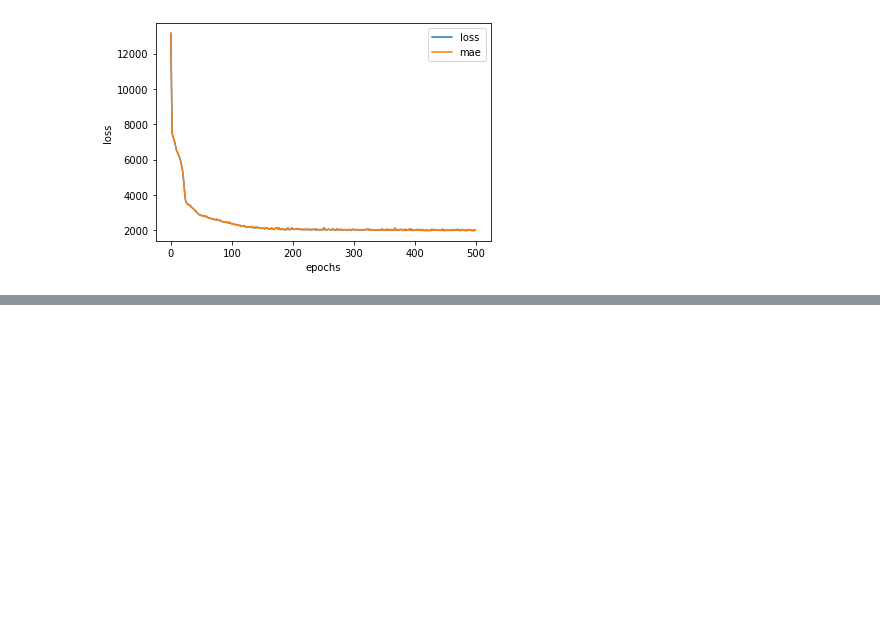
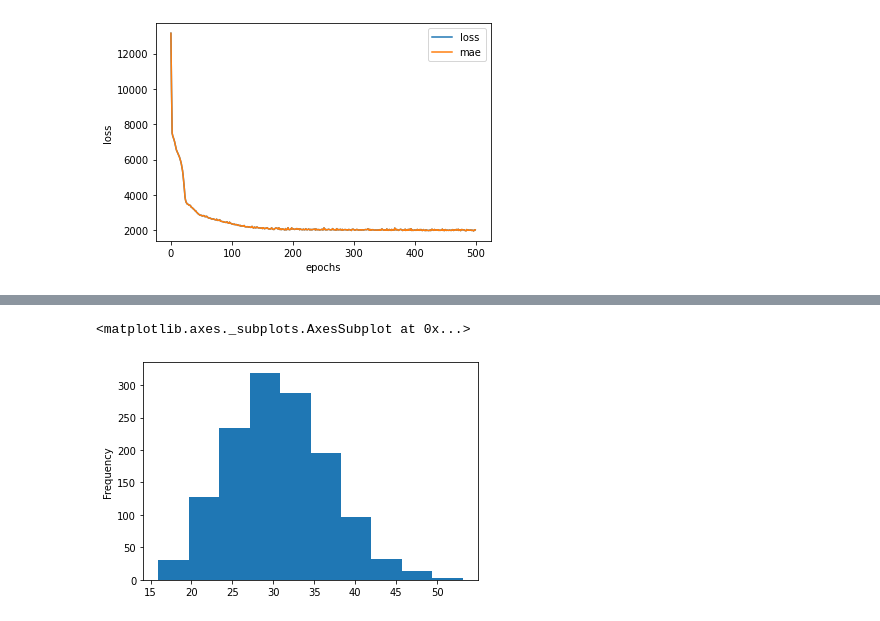
Before and after one commit to sameer203/Tensorflow_, a Jupyter notebook: 02_NN_regression_Medical_Cost_Insurance.ipynb, the cells around one changed output, grey strips where cells are left out. Saved outputs shown, nothing was run; the diff lists cells and outputs as text; code cells hidden in the pictures; blank space fills up the shorter version.

```diff
--- a/02_NN_regression_Medical_Cost_Insurance.ipynb
+++ b/02_NN_regression_Medical_Cost_Insurance.ipynb
@@ -144,0 +168,5 @@ Text(0.5, 0, 'epochs')
+# %%
+X["bmi"].plot(kind="hist")
+# %% [output]
+<matplotlib.axes._subplots.AxesSubplot at 0x...>
+[figure, added]
```
Also changed, not shown: parts of 13 cells of this notebook.
